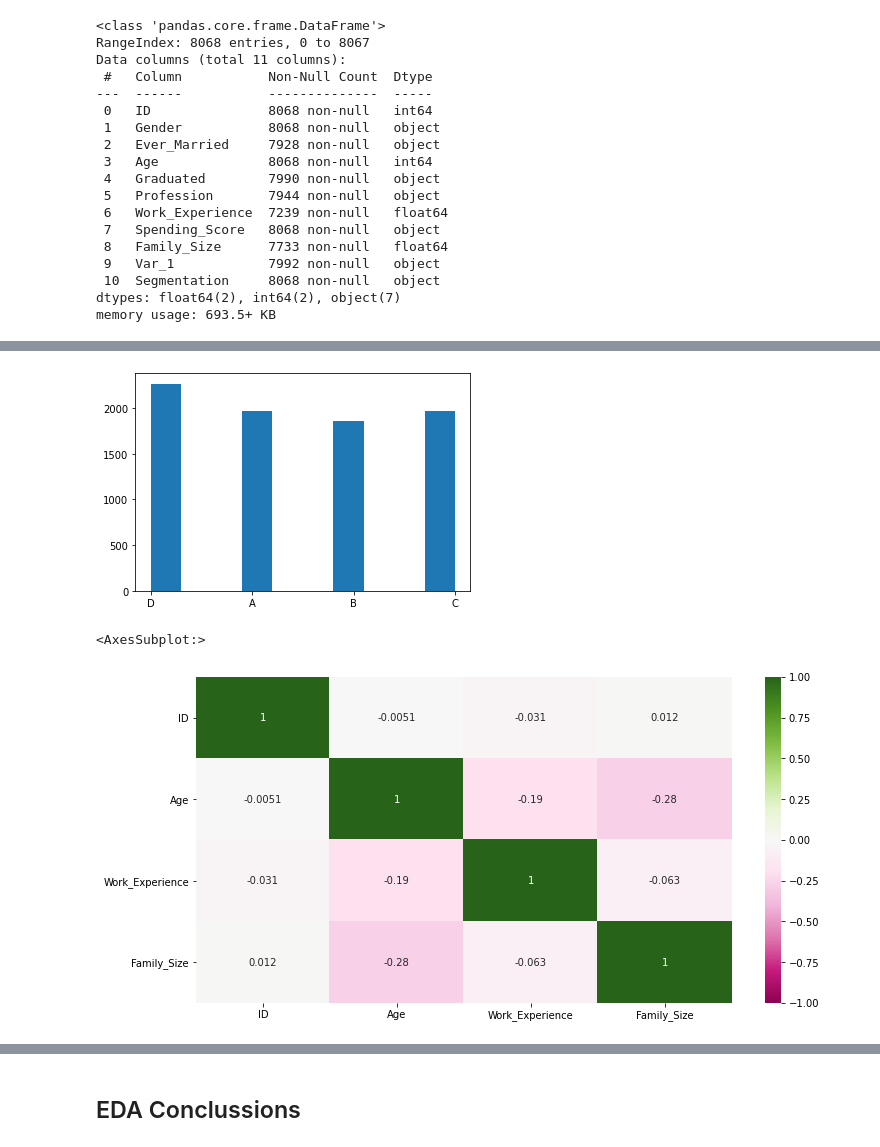
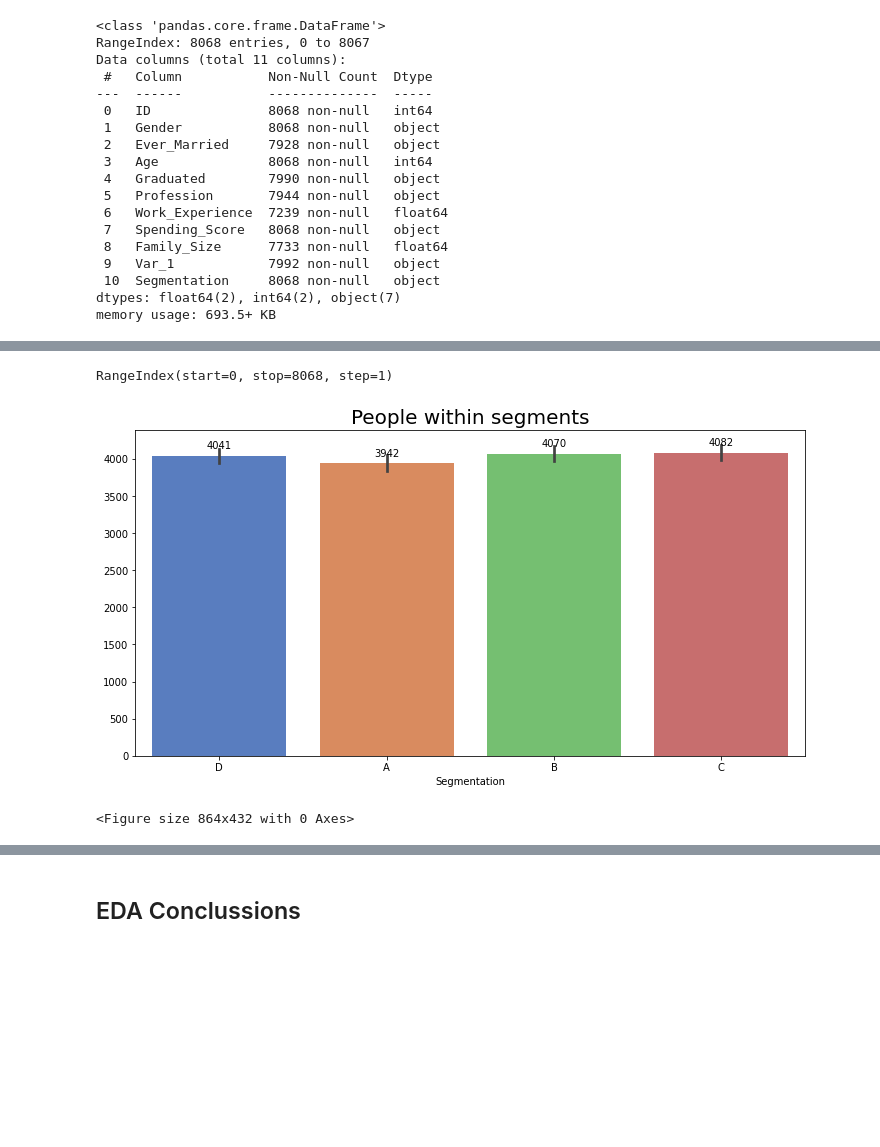
Before and after one commit to isra-st/Customer_Segmentation, a Jupyter notebook: Analysis_Customer_Segmentation.ipynb, the cells around one changed output, grey strips where cells are left out. Drawn from its saved outputs; the diff is of its cells as text; code cells hidden in the pictures; blank space fills up the shorter version.

```diff
--- a/Analysis_Customer_Segmentation.ipynb
+++ b/Analysis_Customer_Segmentation.ipynb
@@ -27,6 +27,25 @@ def hide_toggle(for_next=False):
         toggle_text=toggle_text
     )
     return HTML(html)
+# %%
+def add_value_labels(ax, typ, spacing=5):
+    space = spacing
+    va = 'bottom'
+
+    if typ == 'bar':
+        for i in ax.patches:
+            y_value = i.get_height()
+            x_value = i.get_x() + i.get_width() / 2
+
+            label = "{:.0f}".format(y_value)
+            ax.annotate(label,(x_value, y_value), xytext=(0, space),
+                    textcoords="offset points", ha='center', va=va)
+    if typ == 'line':
+        line = ax.lines[0]
+        for x_value, y_value in zip(line.get_xdata(), line.get_ydata()):
+            label = "{:.0f}".format(y_value)
+            ax.annotate(label,(x_value, y_value), xytext=(0, space),
+                textcoords="offset points", ha='center', va=va)
 # %%
 from sklearn.model_selection import train_test_split
 from sklearn.linear_model import LogisticRegression
@@ -46,5 +65,5 @@ import seaborn as sns
 import matplotlib.pyplot as plt
 from math import pi
 # %%
-train = pd.read_csv('Train.csv')
+train = pd.read_csv('.\Data\Train.csv')
 # %%
@@ -122,10 +135,19 @@ sns.pairplot(train)
-# %%
-plt.hist(train.Segmentation);
-# %% [output]
-[figure, removed]
+# %%
+train.index
+# %% [output]
+RangeIndex(start=0, stop=8068, step=1)
+# %%
+#Relation between weather and count of bike rentals
+plt.figure(figsize=(12, 6))
+segment_count = sns.barplot('Segmentation',train.index,palette="muted",data=train)
+plt.title('People within segments', size=20)
+
+add_value_labels(segment_count, typ='bar')
+plt.show()
+# %% [output]
+[figure, added]
 # %%
 fig = plt.figure(figsize=(12,6))
-sns.heatmap(train.corr(), cmap='PiYG', vmin=-1, annot=True)
+#sns.heatmap(train.corr(), cmap='PiYG', vmin=-1, annot=True)
 # %% [output]
-<AxesSubplot:>
+<Figure size 864x432 with 0 Axes>
-[figure, removed]
```
Also changed, not shown: parts of 72 cells of this notebook, 32 other files.
